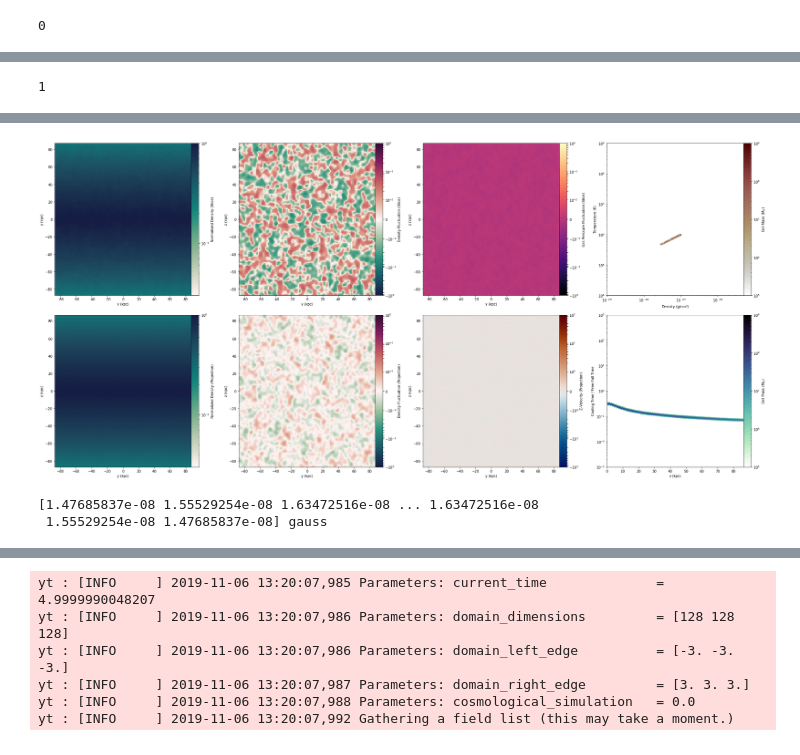
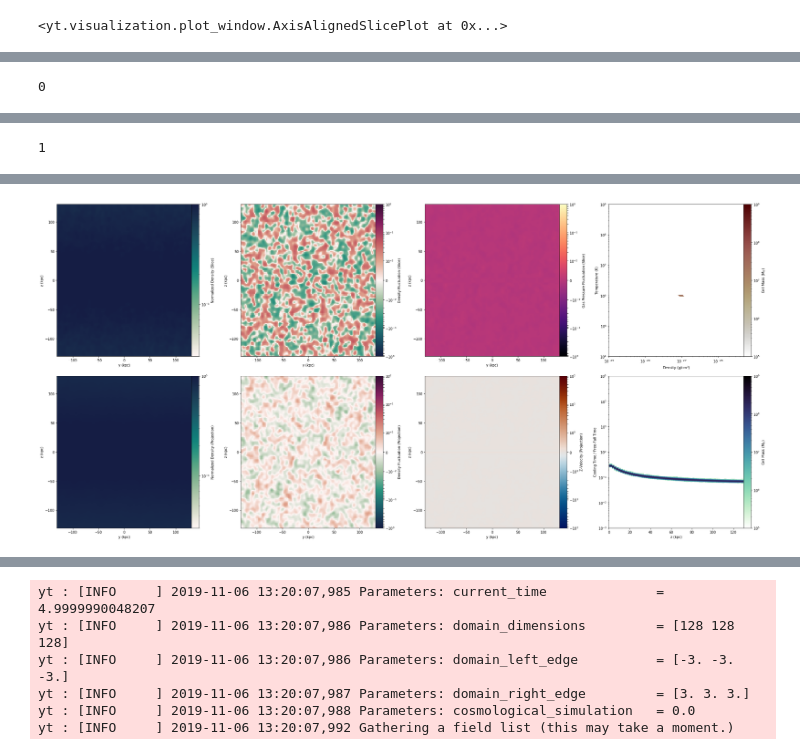
Before and after one commit to ibutsky/thermal_instabilities, a Jupyter notebook: analysis/test.ipynb, the cells around one changed output, grey strips where cells are left out. Cells and saved outputs as stored; diff of their text form; code cells hidden in the pictures.

Commit message:
working on fixing isocool ICs; not there yet

```diff
--- a/analysis/test.ipynb
+++ b/analysis/test.ipynb
@@ -24,10 +24,13 @@ yt : [INFO     ] 2019-11-12 11:10:20,245 Parameters: cosmological_simulation   =
 # %%
-i = 2
+i = 1
+folder = 'isothermal_tctf_0.1_beta_10.0_cr_10.0'
+#folder = 'no_center_heating/isothermal_tctf_0.1'
 
-#folder = 'isocool_isochoric_tctf_0.1_beta_100.0_cr_0.01'
-
-folder = 'isocool_tctf_0.1_beta_3.0'
+#folder = 'isothermal_tctf_0.1_beta_3.0'
+#folder = 'perturbation_test'
 
 ds = ytf.load('../../simulations/%s/DD%04d/DD%04d'%(folder, i, i))
+s = yt.SlicePlot(ds, 'x', ('gas', 'velocity_z'))
+s.show()
 fig, ax = pt.plot_density_slices(ds)
 # %% [output]
@@ -51 +50 @@ yt : [INFO     ] 2019-11-12 12:07:17,148 Making a fixed resolution buffer of (de
-0
+<yt.visualization.plot_window.AxisAlignedSlicePlot at 0x...>
@@ -53 +68 @@ yt : [INFO     ] 2019-11-12 12:07:17,352 Making a fixed resolution buffer of (y)
-1
+0
@@ -59,0 +71 @@ yt : [INFO     ] 2019-11-12 12:07:18,544 Projection completed
+1
@@ -60,8 +78,2 @@ yt : [INFO     ] 2019-11-12 12:07:18,544 Projection completed
-[figure, old version]
+[figure, new version]
-# %%
-ad = ds.all_data()
-print(ad[('gas', 'magnetic_field_strength')])
-# %% [output]
-[1.47685837e-08 1.55529254e-08 1.63472516e-08 ... 1.63472516e-08
- 1.55529254e-08 1.47685837e-08] gauss
 # %%
```
Also changed, not shown: parts of 16 cells of this notebook, 5 other files.
